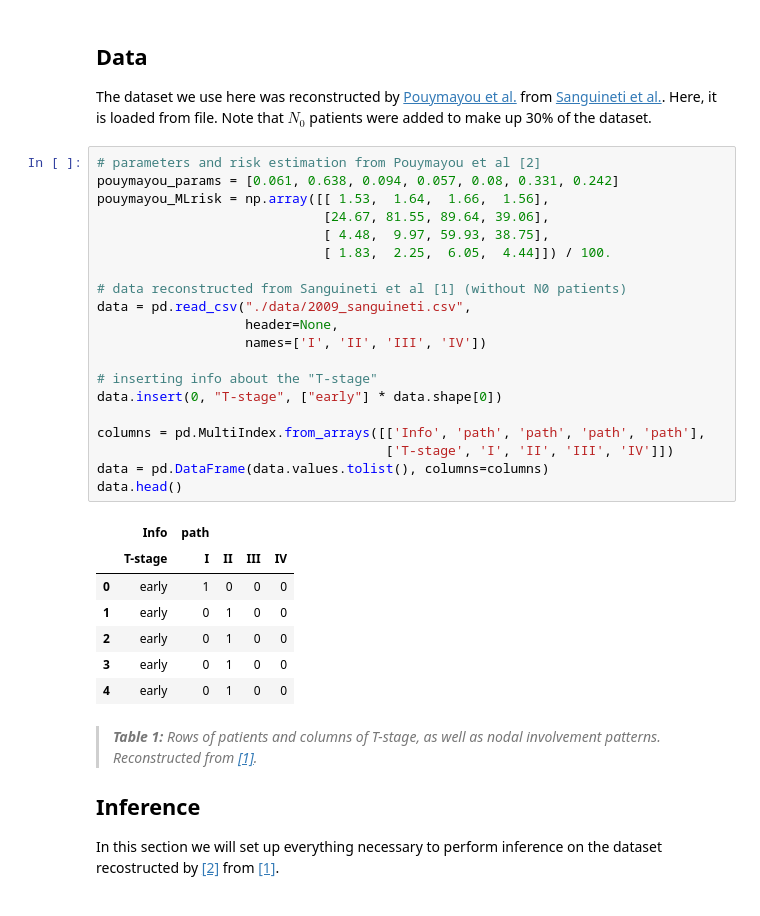
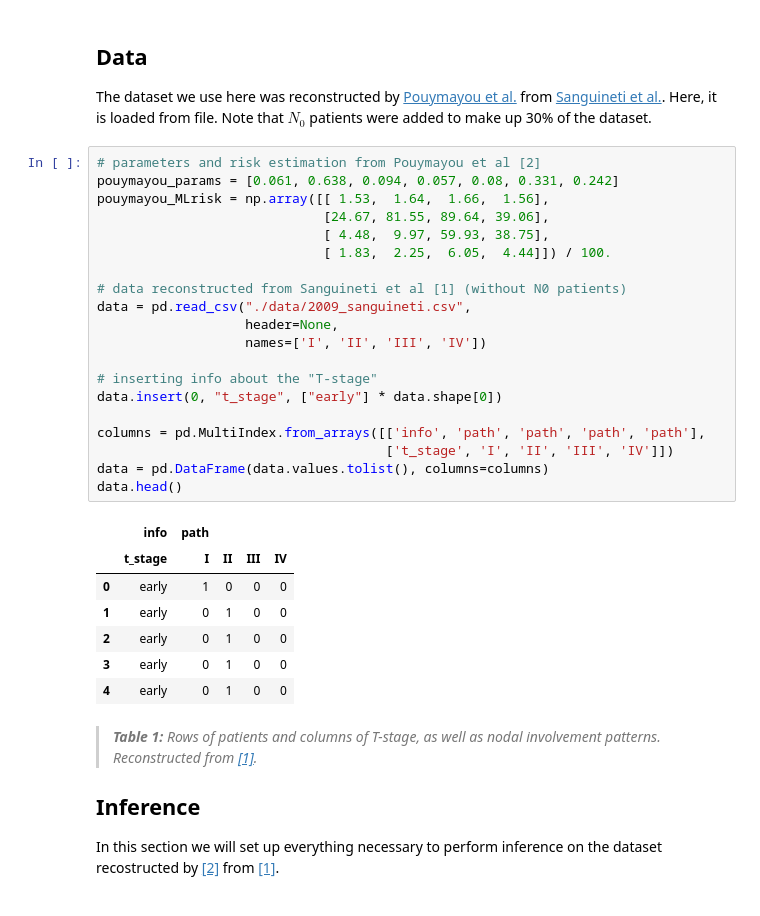
Before and after one commit to rmnldwg/lymph, a Jupyter notebook: notebook/results_and_plots.ipynb, the cells around one changed output. Drawn from its saved outputs; the diff is of its cells as text.

```diff
--- a/notebook/results_and_plots.ipynb
+++ b/notebook/results_and_plots.ipynb
@@ -151,26 +151,26 @@ The dataset we use here was reconstructed by [Pouymayou et al.](#pouymayou) from
 # %%
 # parameters and risk estimation from Pouymayou et al [2]
 pouymayou_params = [0.061, 0.638, 0.094, 0.057, 0.08, 0.331, 0.242]
 pouymayou_MLrisk = np.array([[ 1.53,  1.64,  1.66,  1.56],
                              [24.67, 81.55, 89.64, 39.06],
                              [ 4.48,  9.97, 59.93, 38.75],
                              [ 1.83,  2.25,  6.05,  4.44]]) / 100.
 
 # data reconstructed from Sanguineti et al [1] (without N0 patients)
 data = pd.read_csv("./data/2009_sanguineti.csv",
                    header=None,
                    names=['I', 'II', 'III', 'IV'])
 
 # inserting info about the "T-stage"
-data.insert(0, "T-stage", ["early"] * data.shape[0])
+data.insert(0, "t_stage", ["early"] * data.shape[0])
 
-columns = pd.MultiIndex.from_arrays([['Info', 'path', 'path', 'path', 'path'],
-                                     ['T-stage', 'I', 'II', 'III', 'IV']])
+columns = pd.MultiIndex.from_arrays([['info', 'path', 'path', 'path', 'path'],
+                                     ['t_stage', 'I', 'II', 'III', 'IV']])
 data = pd.DataFrame(data.values.tolist(), columns=columns)
 data.head()
 # %% [output]
-|  | Info | path |  |  |  |
-|  | T-stage | I | II | III | IV |
+|  | info | path |  |  |  |
+|  | t_stage | I | II | III | IV |
 | 0 | early | 1 | 0 | 0 | 0 |
 | 1 | early | 0 | 1 | 0 | 0 |
 | 2 | early | 0 | 1 | 0 | 0 |
```
Also changed, not shown: parts of 33 cells of this notebook, 26 other files.
